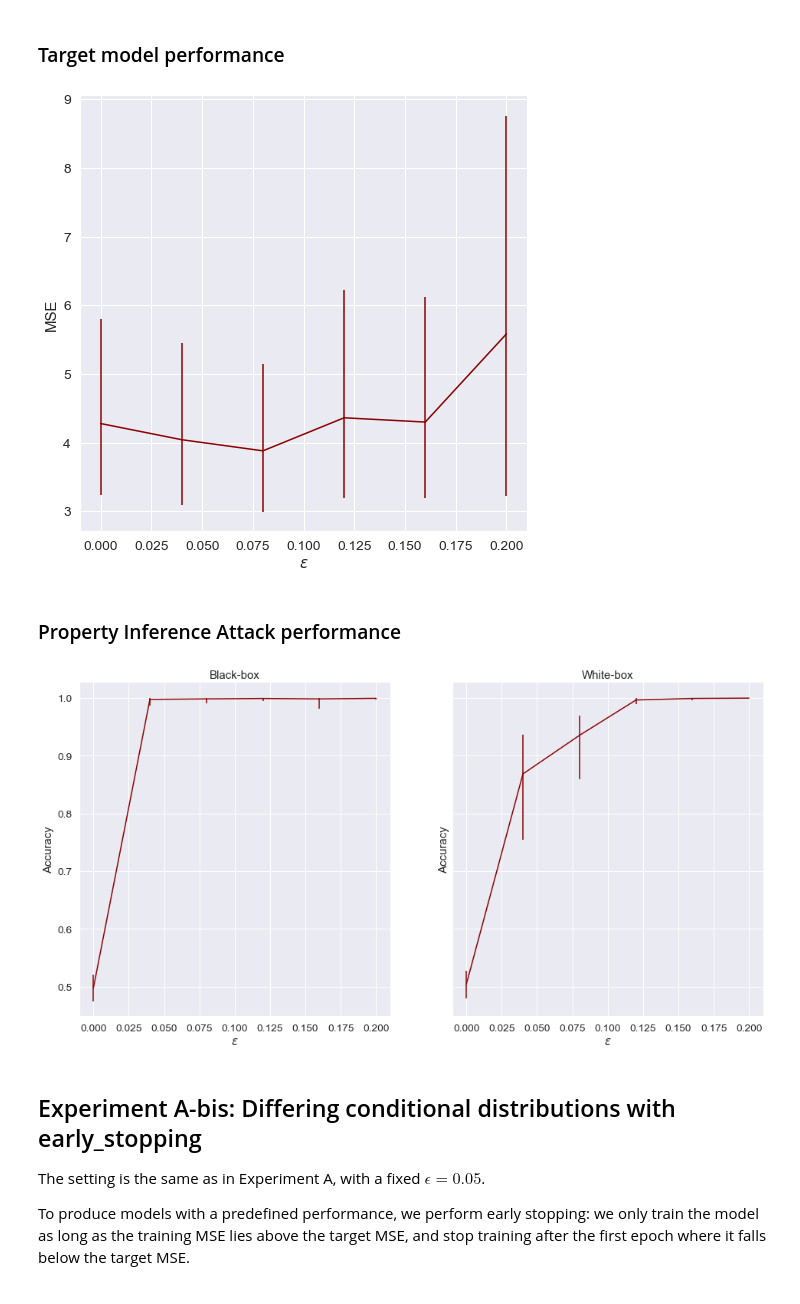
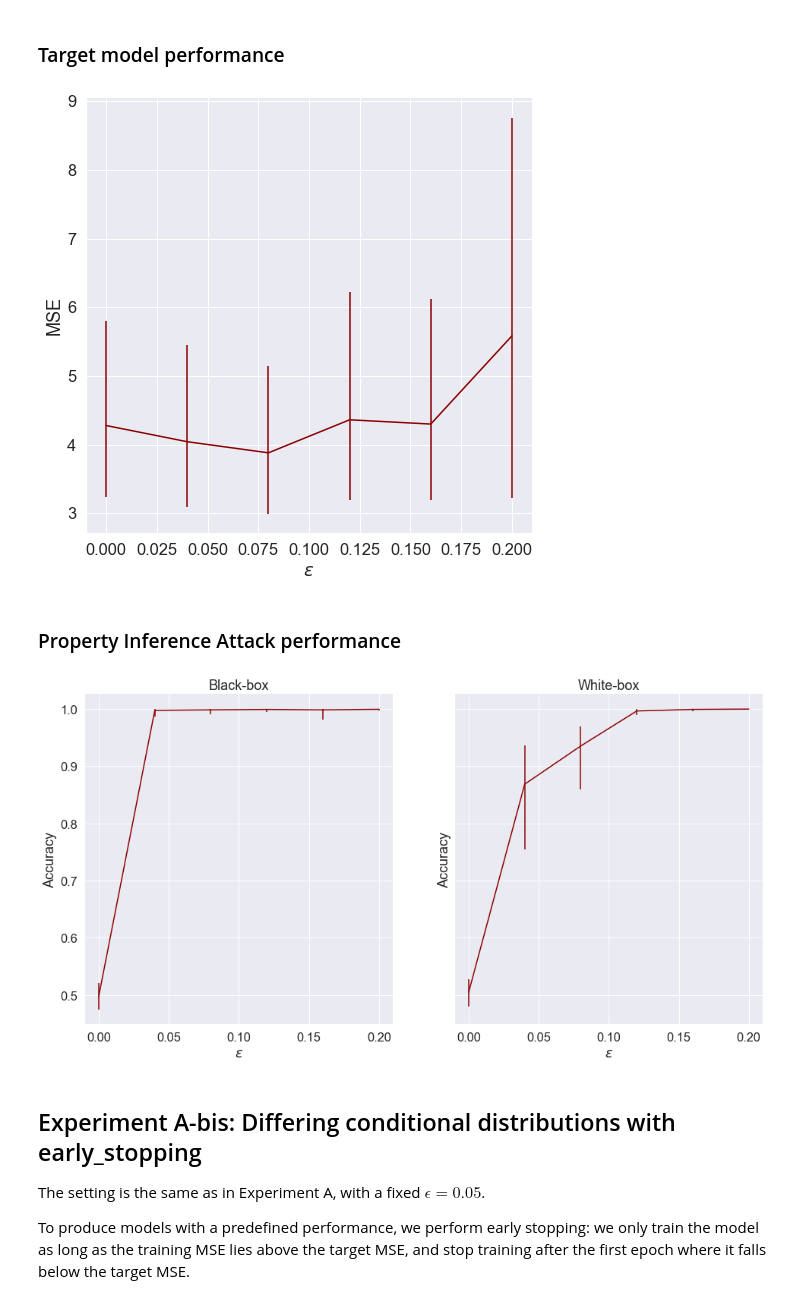
Before and after one commit to epfl-dlab/distribution-inference-risks, a Jupyter notebook: Experiments.ipynb, the cells around one changed output. Drawn from its saved outputs; the diff is of its cells as text; code cells hidden in the pictures.

```diff
--- a/Experiments.ipynb
+++ b/Experiments.ipynb
@@ -25,7 +25,7 @@ if not exists(FIGURES_FOLDER):
     mkdir(FIGURES_FOLDER)
 # %%
 sns.set_theme(palette=sns.color_palette('YlOrRd_r', 3))
-sns.set_context('notebook', font_scale=1.25)
+sns.set_context('notebook', font_scale=1.5)
 
 def plot(df, x, y, filename, col = None, xlabel = None, ylabel = None):
     if col is not None and df[col].nunique() > 1:
@@ -91,21 +91,21 @@ plot(perf,
      ylabel='MSE'
 )
 # %% [output]
-[figure, old version]
+[figure, new version]
 # %% [markdown]
 ### Property Inference Attack performance
 # %%
 res = pd.read_pickle(join(RESULTS_FOLDER, 'exp_a_res.pkl'))
 plot(res,
      x='epsilon',
      y='MAE/Acc',
-     filename='a_res_reg',
+     filename='a_res',
      col='Attack',
      xlabel='$\\varepsilon$',
      ylabel='Accuracy'
 )
 # %% [output]
-[figure, old version]
+[figure, new version]
 # %% [markdown]
 ## Experiment A-bis: Differing conditional distributions with early_stopping
 
```
Also changed, not shown: parts of 10 cells of this notebook, 13 other files.
